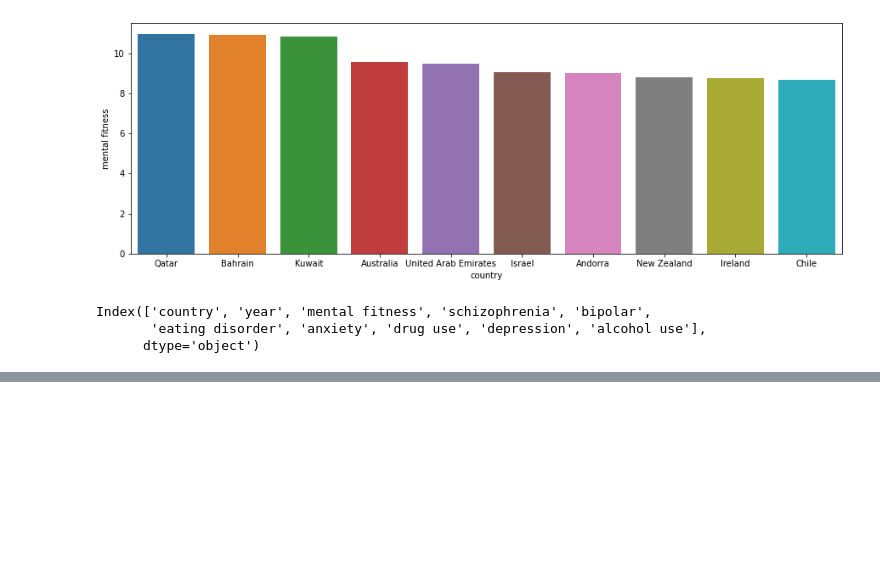
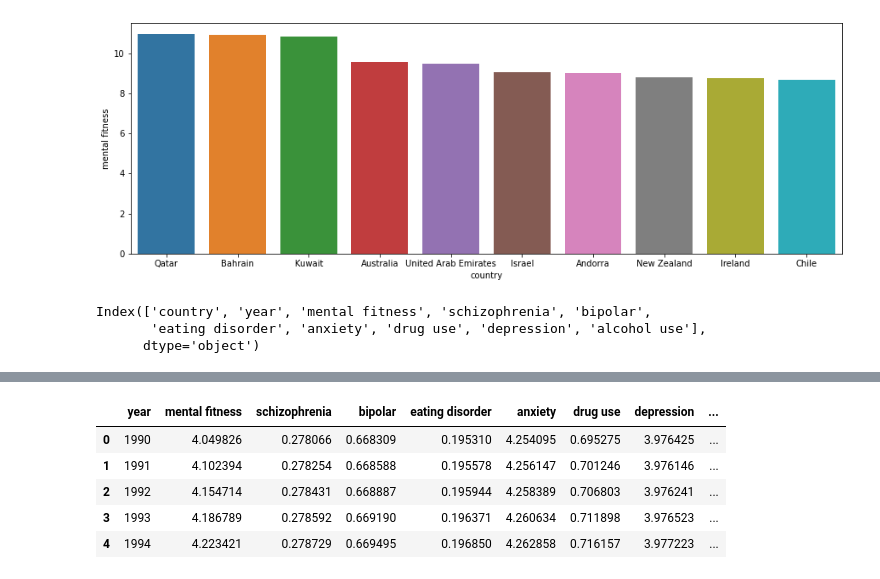
Before and after one commit to kiran1630/mentalfitness, a Jupyter notebook: mental fitness.ipynb, the cells around one changed output, grey strips where cells are left out. Cells and saved outputs as stored; diff of their text form; code cells hidden in the pictures; blank space fills up the shorter version.

```diff
--- a/mental fitness.ipynb
+++ b/mental fitness.ipynb
@@ -285,0 +183,11 @@ ax4.plot(year['year'],year['alcohol use'])
+# %%
+year = dataset.groupby('year').mean()
+year = year.reset_index()
+year.head()
+# %% [output]
+|  | year | mental fitness | schizophrenia | bipolar | eating disorder | anxiety | drug use | depression | ... |
+| 0 | 1990 | 4.049826 | 0.278066 | 0.668309 | 0.195310 | 4.254095 | 0.695275 | 3.976425 | ... |
+| 1 | 1991 | 4.102394 | 0.278254 | 0.668588 | 0.195578 | 4.256147 | 0.701246 | 3.976146 | ... |
+| 2 | 1992 | 4.154714 | 0.278431 | 0.668887 | 0.195944 | 4.258389 | 0.706803 | 3.976241 | ... |
+| 3 | 1993 | 4.186789 | 0.278592 | 0.669190 | 0.196371 | 4.260634 | 0.711898 | 3.976523 | ... |
+| 4 | 1994 | 4.223421 | 0.278729 | 0.669495 | 0.196850 | 4.262858 | 0.716157 | 3.977223 | ... |
```
Also changed, not shown: parts of 14 cells of this notebook.
